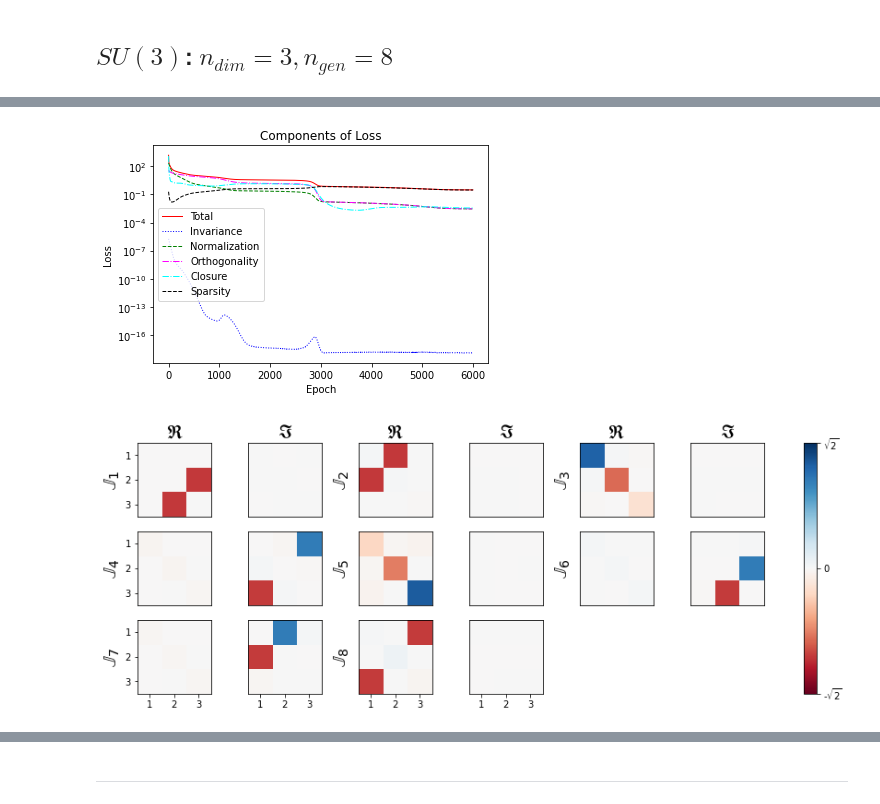
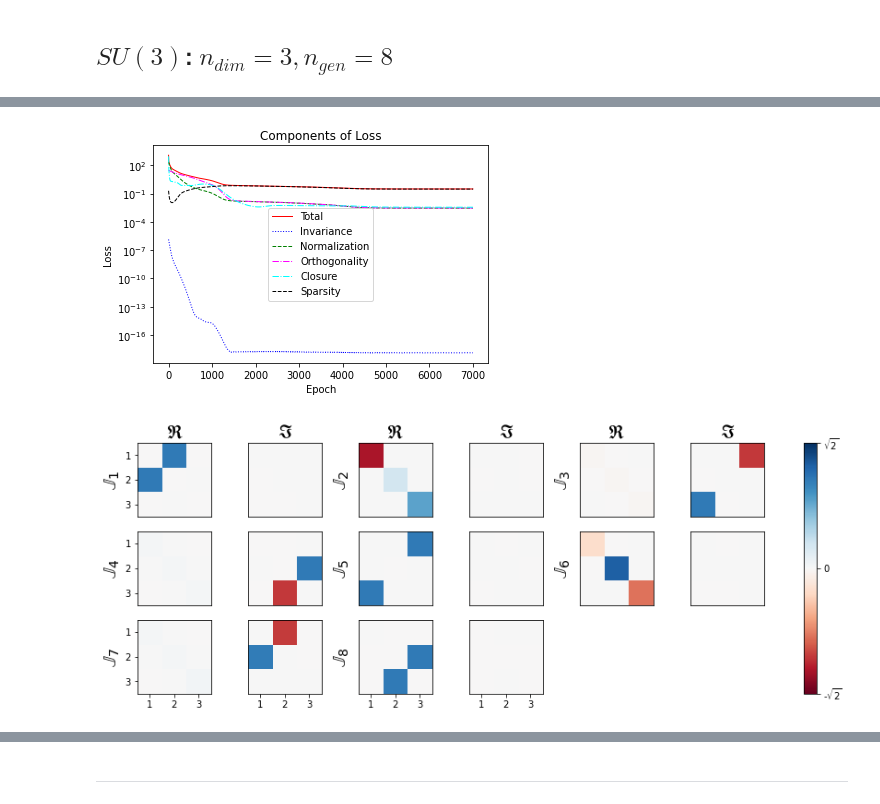
Before and after one commit to royforestano/Deep_Learning_Symmetries, a Jupyter notebook: Discovering_Sparse_Representations_of_Lie_Groups_with_Machine_Learning/sym_u_and_su_demo.ipynb, the cells around one changed output, grey strips where cells are left out. Drawn from its saved outputs; the diff is of its cells as text; code cells hidden in the pictures.

```diff
--- a/Discovering_Sparse_Representations_of_Lie_Groups_with_Machine_Learning/sym_u_and_su_demo.ipynb
+++ b/Discovering_Sparse_Representations_of_Lie_Groups_with_Machine_Learning/sym_u_and_su_demo.ipynb
@@ -261,7 +254,7 @@ n_gen   = 8
 n_com   = int(n_gen*(n_gen-1)/2)
 eps     = 1e-3
 lr      = 1e-2
-epochs  = 6000
+epochs  = 7000
 oracle = oracle_complex_norm
 include_sc = True
 
@@ -280,5 +273,5 @@ Total Time: 627.68820715
 Complete.
-[figure, old version]
+[figure, new version]
 # %%
 figsizeg = (18,5)
 rows = 3
@@ -287,7 +280,7 @@ cols = 3*2
 visualize_generators(figsize=figsizeg, n_dim=n_dim, n_gen=n_gen, eps=eps, gens_pred= gens_pred, rows=rows, cols=cols)
 plt.savefig('SU3.png',bbox_inches='tight')
 # %% [output]
-[figure, old version]
+[figure, new version]
 # %%
 if n_gen>1 and include_sc:
     figsizec=(6,5)
```
Also changed, not shown: parts of 27 cells of this notebook, 2 other files.
